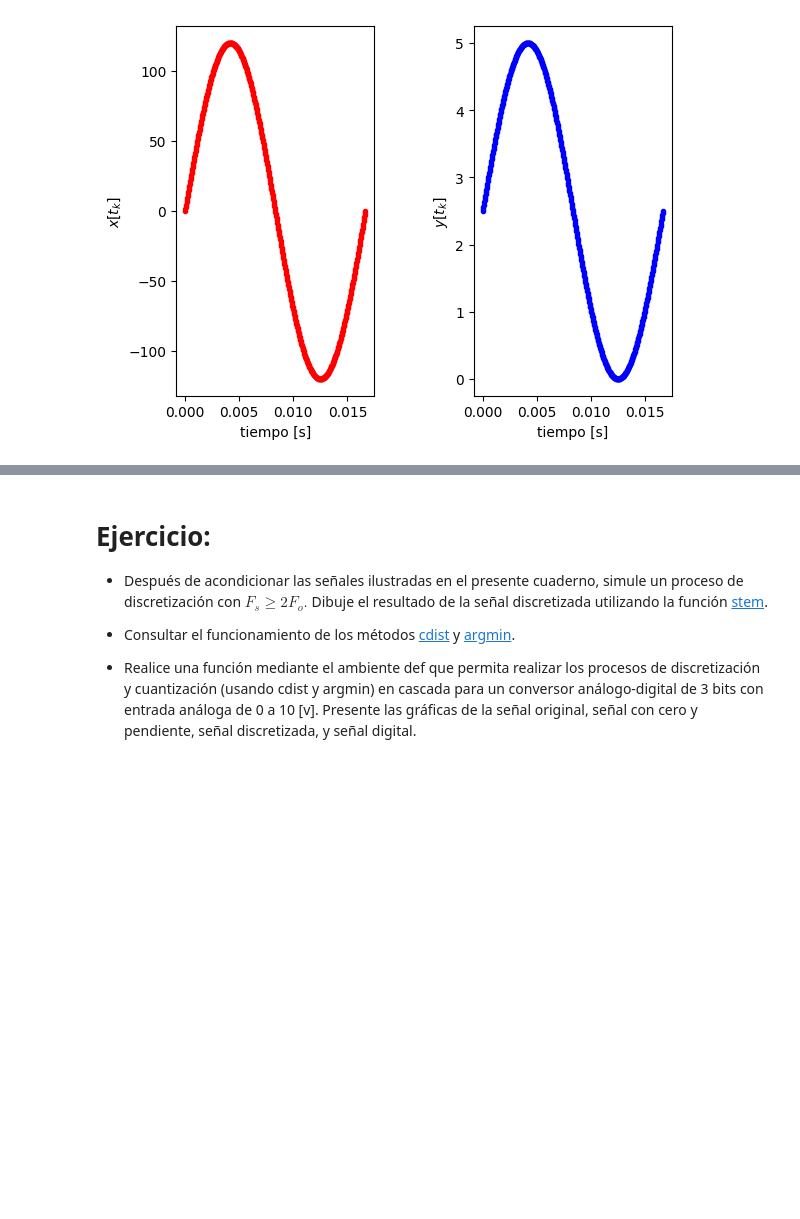
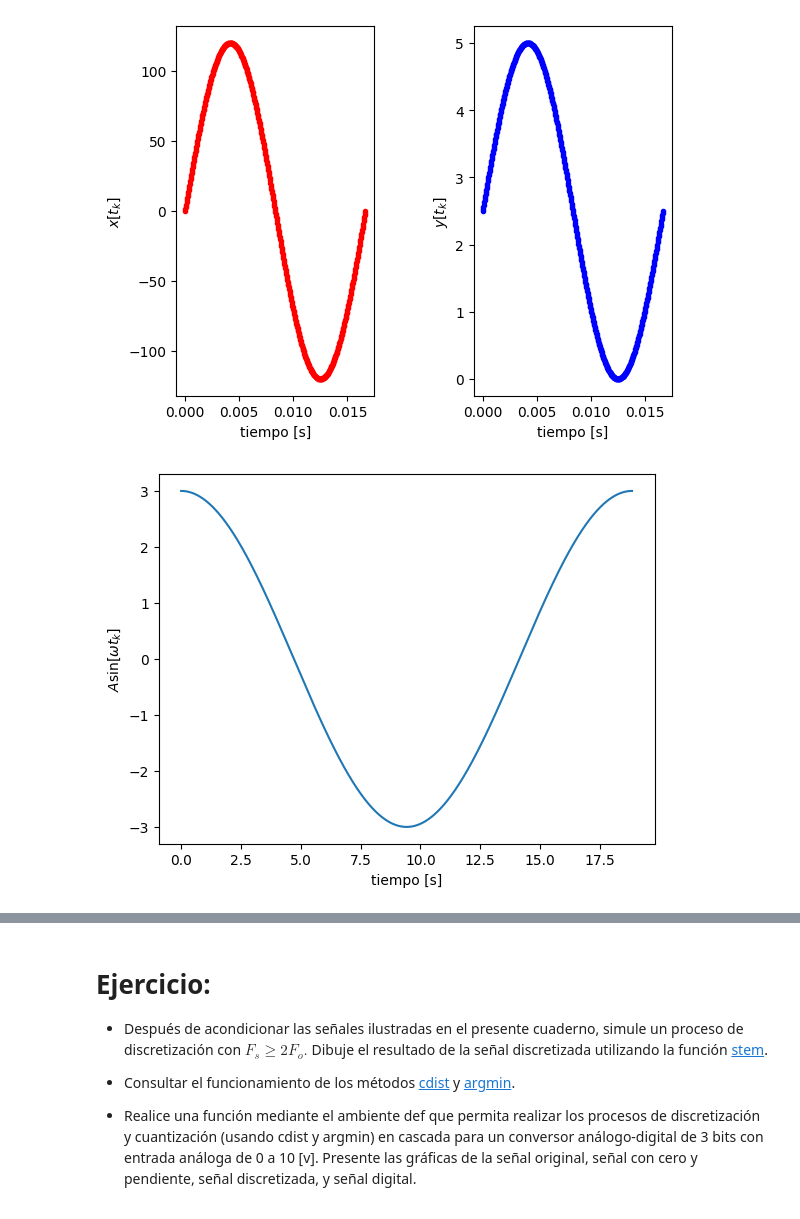
Before and after one commit to RafaelTorresCH/senalesysistemas_, a Jupyter notebook: INTROdigitales.ipynb, the cells around one changed output, grey strips where cells are left out. Drawn from its saved outputs; the diff is of its cells as text; code cells hidden in the pictures; blank space fills up the shorter version.

```diff
--- a/INTROdigitales.ipynb
+++ b/INTROdigitales.ipynb
@@ -325,3 +325,23 @@ plt.subplots_adjust(hspace=0.5,wspace=0.5)
 plt.show()
 # %% [output]
 [figure]
+# %%
+
+#para el coseno 1
+K = 200 # número de muestras
+T_1 = 6*np.pi # periodo función cos
+A = 3 # amplitud
+ti = 0 #tiempo inicial
+tf = T_1 #tiempo final
+fs = 500 # frecuencia muestreo
+Ts = 1/fs # periodo muestreo
+w1 = (2*np.pi)/(T_1) # frecuecia angular
+tv = np.arange(ti,tf, Ts) #vector de datos en tiempo
+xv = A * np.cos(w1*tv) #vector de amplitud
+
+plt.plot(tv,xv)
+plt.xlabel('tiempo [s]')
+plt.ylabel('$A\sin[\omega t_k]$')
+plt.show()
+# %% [output]
+[figure, added]
```
Also changed, not shown: parts of 8 cells of this notebook.
